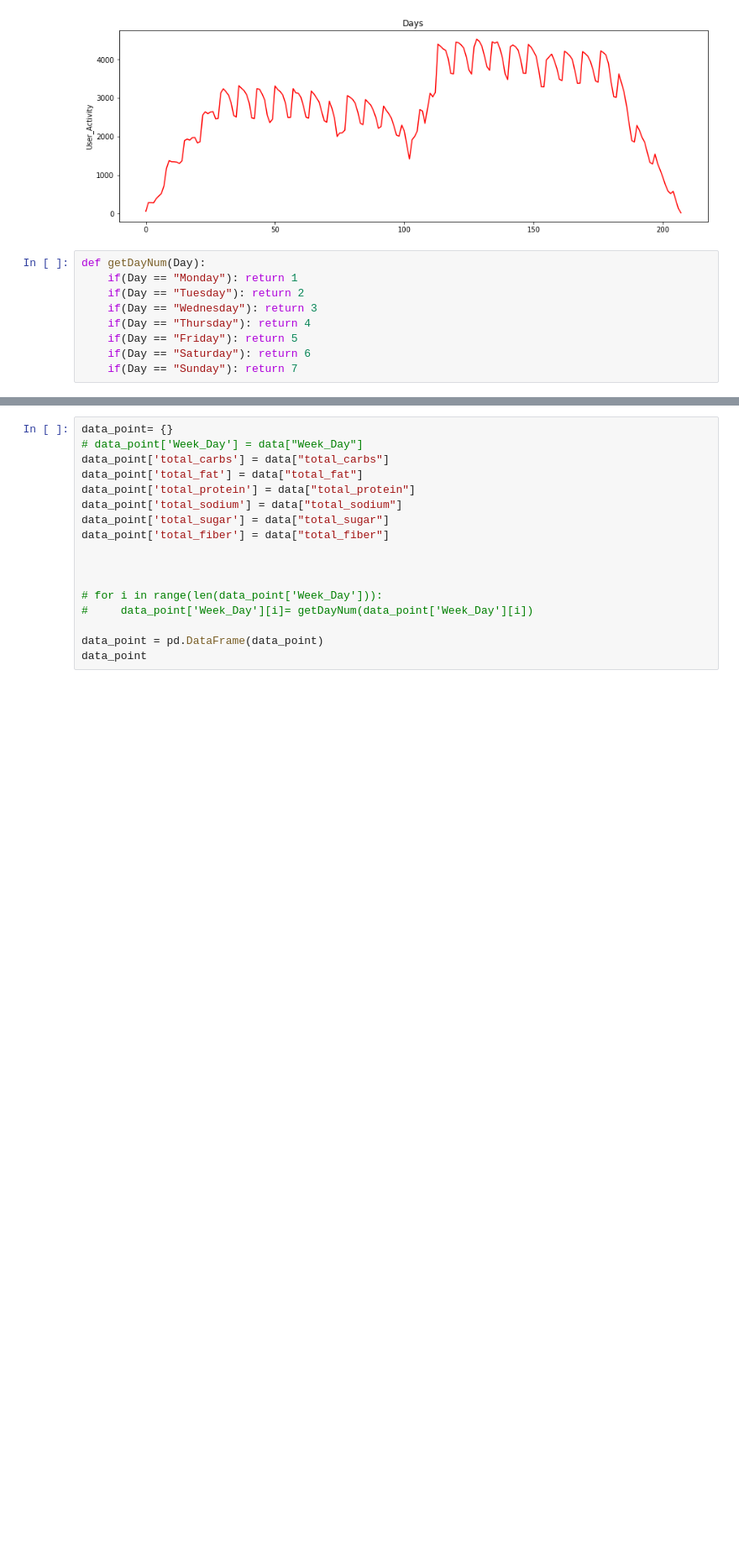
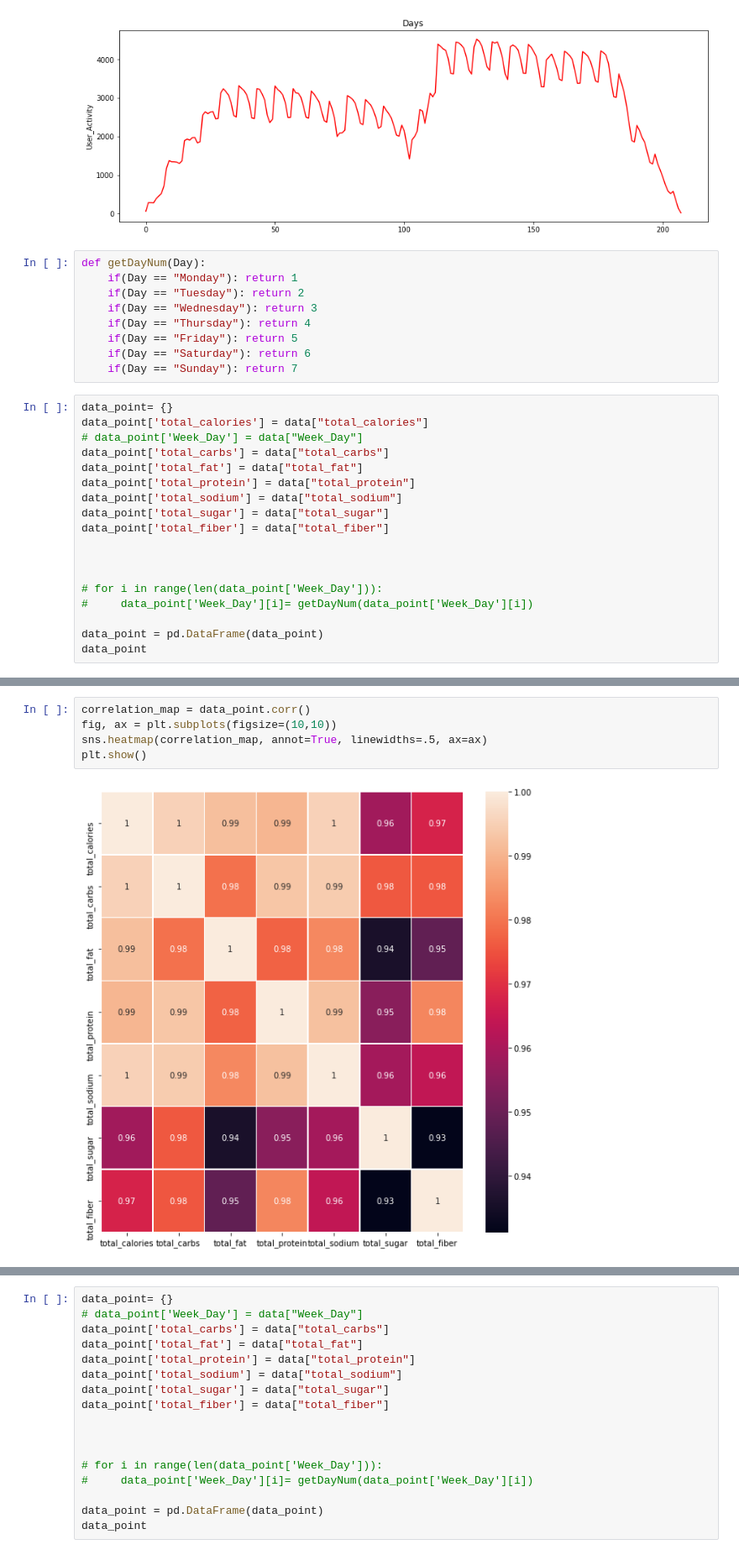
Before and after one commit to dbera17/ML, a Jupyter notebook: final_proj_clust123.ipynb, the cells around one changed output, grey strips where cells are left out. Shown at 84% size. Saved outputs shown, nothing was run; the diff lists cells and outputs as text; blank space fills up the shorter version.

```diff
--- a/final_proj_clust123.ipynb
+++ b/final_proj_clust123.ipynb
@@ -57,3 +57,21 @@ def getDayNum(Day):
     if(Day == "Friday"): return 5
     if(Day == "Saturday"): return 6
     if(Day == "Sunday"): return 7
+# %%
+data_point= {}
+data_point['total_calories'] = data["total_calories"]
+# data_point['Week_Day'] = data["Week_Day"]
+data_point['total_carbs'] = data["total_carbs"]
+data_point['total_fat'] = data["total_fat"]
+data_point['total_protein'] = data["total_protein"]
+data_point['total_sodium'] = data["total_sodium"]
+data_point['total_sugar'] = data["total_sugar"]
+data_point['total_fiber'] = data["total_fiber"]
+
+
+
+# for i in range(len(data_point['Week_Day'])):
+#     data_point['Week_Day'][i]= getDayNum(data_point['Week_Day'][i])
+
+data_point = pd.DataFrame(data_point)
+data_point
@@ -59,0 +92,7 @@ def getDayNum(Day):
+# %%
+correlation_map = data_point.corr()
+fig, ax = plt.subplots(figsize=(10,10))
+sns.heatmap(correlation_map, annot=True, linewidths=.5, ax=ax)
+plt.show()
+# %% [output]
+[figure, added]
```
Also changed, not shown: parts of 34 cells of this notebook.
